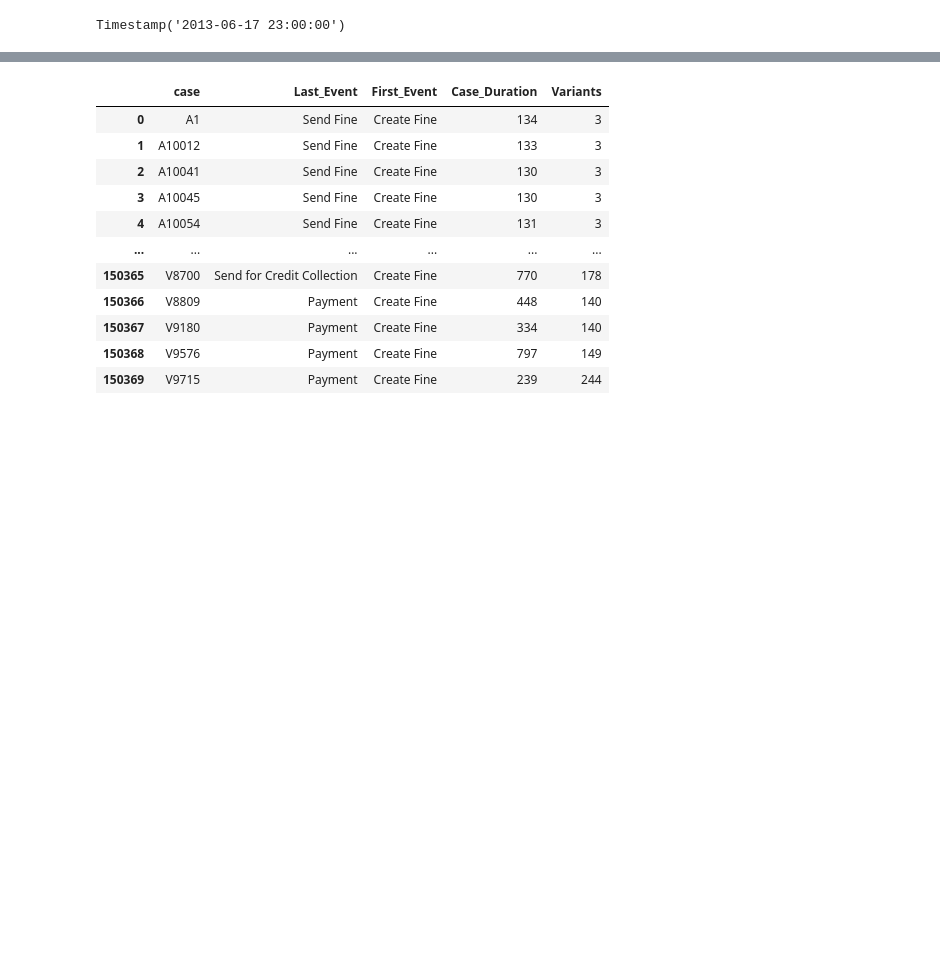
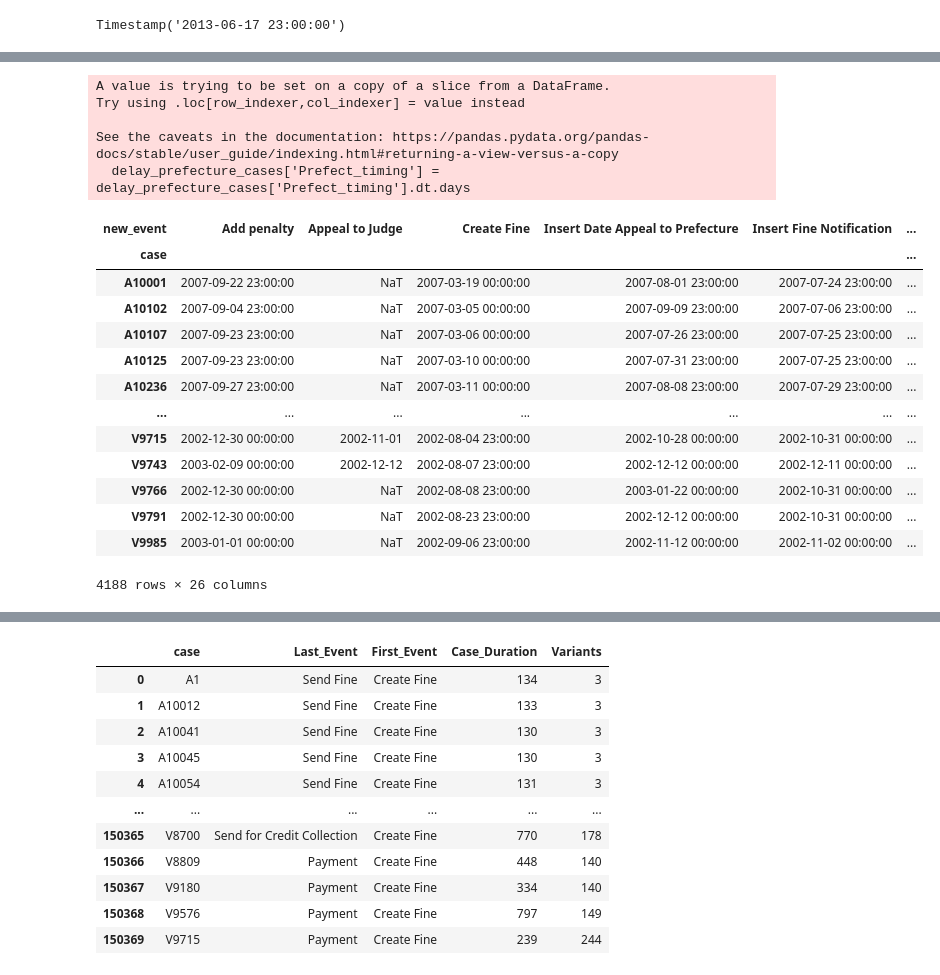
Before and after one commit to nkwachiabel/Process-Mining-Road-Traffic-Fine-Management, a Jupyter notebook: Road Traffic Fine Management.ipynb, the cells around one changed output, grey strips where cells are left out. Saved outputs shown, nothing was run; the diff lists cells and outputs as text; code cells hidden in the pictures; blank space fills up the shorter version.

```diff
--- a/Road Traffic Fine Management.ipynb
+++ b/Road Traffic Fine Management.ipynb
@@ -343,0 +266,5 @@ successful_appeal['Total_Amount'].sum()
+# %%
+delay_prefecture = timing_matters.copy()
+# delay_prefecture = delay_prefecture.fillna(0)
+delay_prefecture['Prefect_timing'] = delay_prefecture.apply(lambda x: x['Insert Date Appeal to Prefecture'] - x['Send Fine'] if pd.isnull(x['Insert Fine Notification']) else x['Insert Date Appeal to Prefecture'] - x['Insert Fine Notification'],axis=1)
+delay_prefecture
@@ -343,0 +286,24 @@ successful_appeal['Total_Amount'].sum()
+# %%
+delay_prefecture_cases = delay_prefecture[delay_prefecture['Prefect_timing'].notnull()]
+delay_prefecture_cases['Prefect_timing'] = delay_prefecture_cases['Prefect_timing'].dt.days
+delay_prefecture_cases
+# %% [output]
+A value is trying to be set on a copy of a slice from a DataFrame.
+Try using .loc[row_indexer,col_indexer] = value instead
+
+See the caveats in the documentation: https://pandas.pydata.org/pandas-docs/stable/user_guide/indexing.html#returning-a-view-versus-a-copy
+  delay_prefecture_cases['Prefect_timing'] = delay_prefecture_cases['Prefect_timing'].dt.days
+| new_event | Add penalty | Appeal to Judge | Create Fine | Insert Date Appeal to Prefecture | Insert Fine Notification | ... |
+| case |  |  |  |  |  | ... |
+| A10001 | 2007-09-22 23:00:00 | NaT | 2007-03-19 00:00:00 | 2007-08-01 23:00:00 | 2007-07-24 23:00:00 | ... |
+| A10102 | 2007-09-04 23:00:00 | NaT | 2007-03-05 00:00:00 | 2007-09-09 23:00:00 | 2007-07-06 23:00:00 | ... |
+| A10107 | 2007-09-23 23:00:00 | NaT | 2007-03-06 00:00:00 | 2007-07-26 23:00:00 | 2007-07-25 23:00:00 | ... |
+| A10125 | 2007-09-23 23:00:00 | NaT | 2007-03-10 00:00:00 | 2007-07-31 23:00:00 | 2007-07-25 23:00:00 | ... |
+| A10236 | 2007-09-27 23:00:00 | NaT | 2007-03-11 00:00:00 | 2007-08-08 23:00:00 | 2007-07-29 23:00:00 | ... |
+| ... | ... | ... | ... | ... | ... | ... |
+| V9715 | 2002-12-30 00:00:00 | 2002-11-01 | 2002-08-04 23:00:00 | 2002-10-28 00:00:00 | 2002-10-31 00:00:00 | ... |
+| V9743 | 2003-02-09 00:00:00 | 2002-12-12 | 2002-08-07 23:00:00 | 2002-12-12 00:00:00 | 2002-12-11 00:00:00 | ... |
+| V9766 | 2002-12-30 00:00:00 | NaT | 2002-08-08 23:00:00 | 2003-01-22 00:00:00 | 2002-10-31 00:00:00 | ... |
+| V9791 | 2002-12-30 00:00:00 | NaT | 2002-08-23 23:00:00 | 2002-12-12 00:00:00 | 2002-10-31 00:00:00 | ... |
+| V9985 | 2003-01-01 00:00:00 | NaT | 2002-09-06 23:00:00 | 2002-11-12 00:00:00 | 2002-11-02 00:00:00 | ... |
+4188 rows × 26 columns
```
Also changed, not shown: parts of 43 cells of this notebook.
